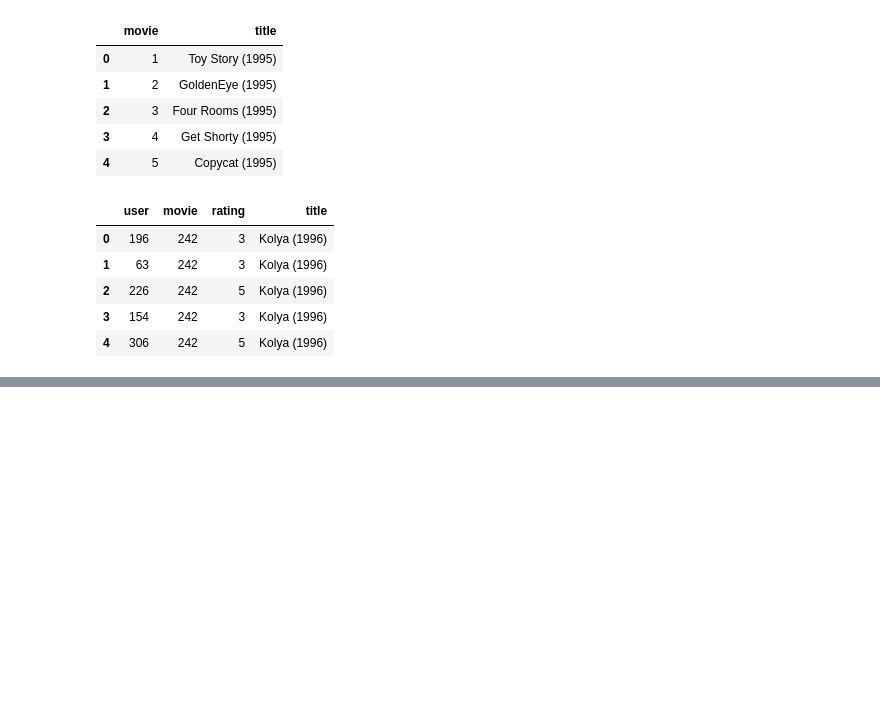
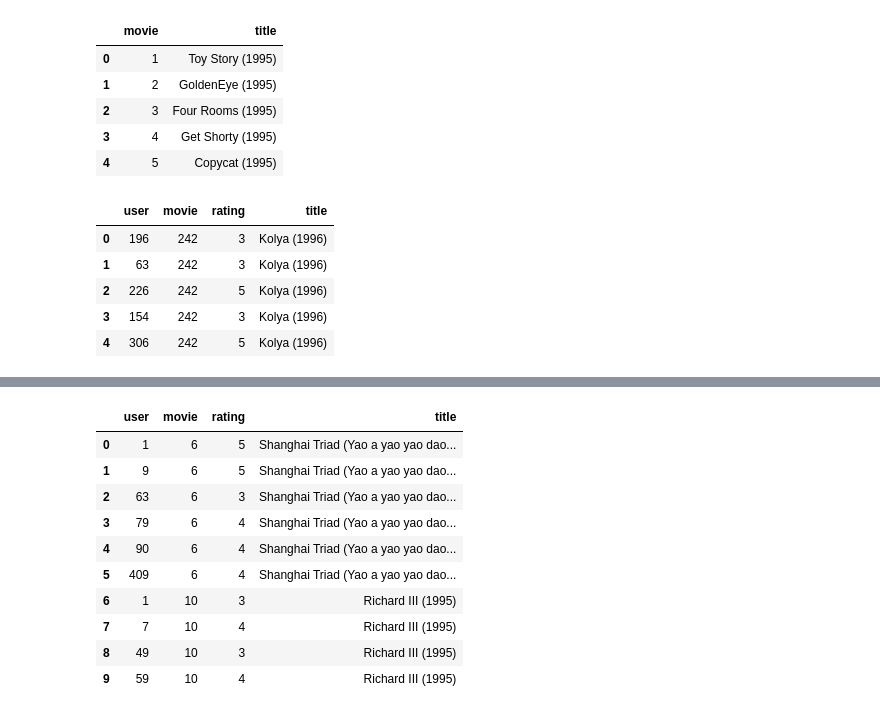
Before and after one commit to ChrisAlex2104/-Recommendation-using-Collaborative-Filtering, a Jupyter notebook: AI final project using fast ai.ipynb, the cells around one changed output, grey strips where cells are left out. Drawn from its saved outputs; the diff is of its cells as text; code cells hidden in the pictures; blank space fills up the shorter version.

```diff
--- a/AI final project using fast ai.ipynb
+++ b/AI final project using fast ai.ipynb
@@ -14,3 +16,11 @@ ratings.head()
 | 2 | 22 | 377 | 1 |
 | 3 | 244 | 51 | 2 |
 | 4 | 166 | 346 | 1 |
+# %%
+#loading the dataset
+ratings1 = pd.read_csv('u1.test', delimiter='\t', header=None,
+                      usecols=(0,1,2), names=['user','movie','rating'])
+Test_data = ratings1.merge(movies)
+#Test_data.head()
+Test_data1 = CollabDataLoaders.from_df(Test_data, item_name='title', bs=64)
+Test_data1.show_batch()
@@ -88,0 +141,14 @@ learn.fit_one_cycle(5, 5e-3, wd=0.1)
+# %%
+Test_data.head(10)
+# %% [output]
+|  | user | movie | rating | title |
+| 0 | 1 | 6 | 5 | Shanghai Triad (Yao a yao yao dao... |
+| 1 | 9 | 6 | 5 | Shanghai Triad (Yao a yao yao dao... |
+| 2 | 63 | 6 | 3 | Shanghai Triad (Yao a yao yao dao... |
+| 3 | 79 | 6 | 4 | Shanghai Triad (Yao a yao yao dao... |
+| 4 | 90 | 6 | 4 | Shanghai Triad (Yao a yao yao dao... |
+| 5 | 409 | 6 | 4 | Shanghai Triad (Yao a yao yao dao... |
+| 6 | 1 | 10 | 3 | Richard III (1995) |
+| 7 | 7 | 10 | 4 | Richard III (1995) |
+| 8 | 49 | 10 | 3 | Richard III (1995) |
+| 9 | 59 | 10 | 4 | Richard III (1995) |
```
Also changed, not shown: parts of 14 cells of this notebook, 1 other file.
